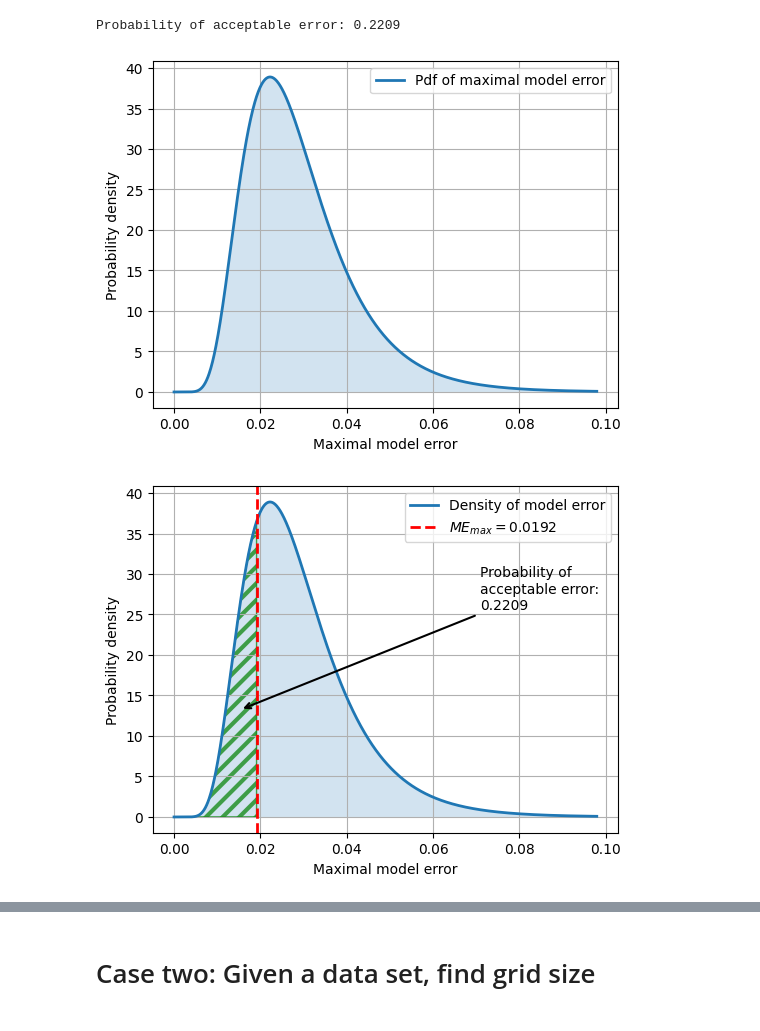
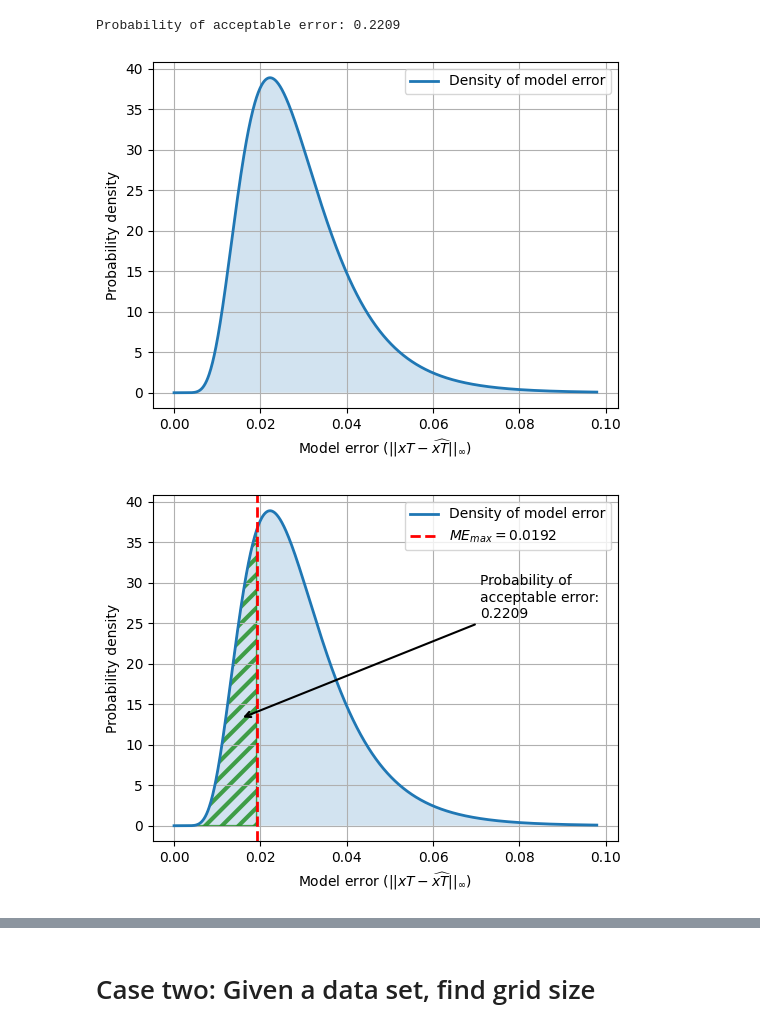
Before and after one commit to kvanarem42/xthreat-error-quantification-agentic, a Jupyter notebook: 4-investigate-results/rules_of_thumb_paper.ipynb, the cells around one changed output, grey strips where cells are left out. Cells and saved outputs as stored; diff of their text form; code cells hidden in the pictures.

```diff
--- a/4-investigate-results/rules_of_thumb_paper.ipynb
+++ b/4-investigate-results/rules_of_thumb_paper.ipynb
@@ -58,7 +58,7 @@ plt.figure(figsize=(6, 4.5))
 percentile_0999 = lognorm.ppf(0.999, s=std_residuals, scale=np.exp(c + alpha*np.log(M) - beta*np.log(np.sqrt(N))))
 x = np.linspace(0, percentile_0999, 1000)
 y = lognorm.pdf(x=x, s=std_residuals, scale=np.exp(c + alpha*np.log(M) - beta*np.log(np.sqrt(N))))
-plt.plot(x, y, lw=2, label='Pdf of maximal model error')
+plt.plot(x, y, lw=2, label='Density of model error')
 
 plt.fill_between(x, y, alpha=0.2)
 
@@ -84,7 +84,7 @@ plt.fill_between(x, y, alpha=0.2)
 #              arrowprops=dict(arrowstyle='->', color='black', lw=1.5),
 #              )
 
-plt.xlabel('Maximal model error')
+plt.xlabel('Model error ($||xT-\widehat{xT}||_{\infty})$')
 plt.ylabel('Probability density')
 # plt.title(f'Distribution of the maximal model error (Example Singh 2018; M=192, N=620,000)')
 plt.legend()
@@ -92,7 +92,7 @@ plt.grid()
 
 plt.show()
 # %% [output]
-[figure, old version]
+[figure, new version]
 # %%
 import matplotlib as mpl
 mpl.rcParams['hatch.linewidth'] = 3.0
@@ -108,35 +108,35 @@ plt.plot(x, y, lw=2, label='Density of model error')
 plt.fill_between(x, y, alpha=0.2)
 
 plt.axvline(max_acceptable_error, color='red', linestyle='--', lw=2, label=rf'$ME_{{max}}={max_acceptable_error:.4f}$')
 plt.fill_between(x, y, max_acceptable_error,
                  where=(x < max_acceptable_error),
                  alpha=0.7,
                  facecolor='none',
                  hatch='//',
                  edgecolor='green',
                 #  edgelinewidth=5,
                  )
 
 
 percentile_099 = lognorm.ppf(0.99, s=std_residuals, scale=np.exp(c + alpha*np.log(M) - beta*np.log(np.sqrt(N))))
 prob_acceptable_error = lognorm.cdf(max_acceptable_error, s=std_residuals, scale=np.exp(c + alpha*np.log(M) - beta*np.log(np.sqrt(N))))
 x_ = min(x[np.argmax(y)], max_acceptable_error * 0.8)
 y_ = lognorm.pdf(x_, s=std_residuals, scale=np.exp(c + alpha*np.log(M) - beta*np.log(np.sqrt(N))))/2
 plt.annotate(f'Probability of\nacceptable error: \n{prob_acceptable_error:.4f}',
              xy=(x_, y_),
              xytext=(percentile_099, np.max(y)*0.66),
              arrowprops=dict(arrowstyle='->', color='black', lw=1.5),
              )
 
-plt.xlabel('Maximal model error')
+plt.xlabel('Model error ($||xT-\widehat{xT}||_{\infty})$')
 plt.ylabel('Probability density')
 # plt.title(f'Distribution of the maximal model error (Example Singh 2018; M=192, N=620,000)')
 plt.legend()
 plt.grid()
 
 plt.show()
 # %% [output]
-[figure, old version]
+[figure, new version]
 # %%
 import matplotlib as mpl
 mpl.rcParams['hatch.linewidth'] = 3.0
```
Also changed, not shown: parts of 16 cells of this notebook, 3 other files.
